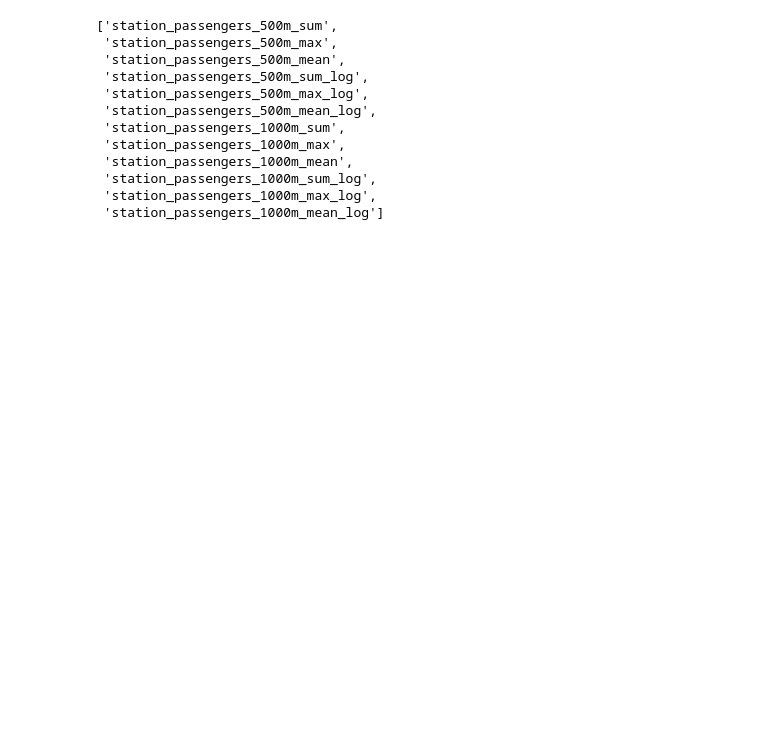
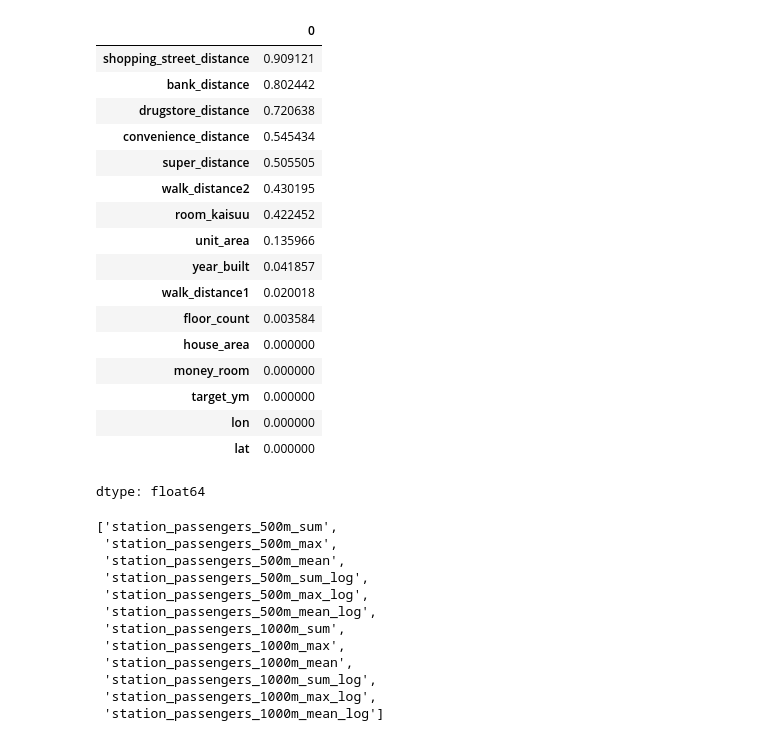
Before and after one commit to dondonrocket/kokudo, a Jupyter notebook: hasegawa.ipynb, the cells around one changed output. Cells and saved outputs as stored; diff of their text form; code cells hidden in the pictures; blank space fills up the shorter version.

```diff
--- a/hasegawa.ipynb
+++ b/hasegawa.ipynb
@@ -27,3 +27,53 @@ test = pd.read_csv(
     encoding_errors="replace",
     low_memory=False
 )
+# %%
+# =========================
+# 欠損値フラグ、値定義
+# =========================
+target = "money_room"
+
+base_missing_cols = [
+    "money_room", "target_ym",
+    "lon", "lat",
+    "year_built", "house_area", "unit_area",
+    "floor_count", "room_kaisuu",
+    "walk_distance1", "walk_distance2",
+    "convenience_distance", "super_distance",
+    "drugstore_distance", "bank_distance",
+    "shopping_street_distance"
+]
+# %%
+# =========================
+# 欠損率の確認
+# =========================
+missing_rate = (
+    train[base_missing_cols]
+    .isna()
+    .mean()
+    .sort_values(ascending=False)
+)
+missing_rate
+
+# =========================
+# 欠損率の確認
+# =========================
+# %% [output]
+|  | 0 |
+| shopping_street_distance | 0.909121 |
+| bank_distance | 0.802442 |
+| drugstore_distance | 0.720638 |
+| convenience_distance | 0.545434 |
+| super_distance | 0.505505 |
+| walk_distance2 | 0.430195 |
+| room_kaisuu | 0.422452 |
+| unit_area | 0.135966 |
+| year_built | 0.041857 |
+| walk_distance1 | 0.020018 |
+| floor_count | 0.003584 |
+| house_area | 0.000000 |
+| money_room | 0.000000 |
+| target_ym | 0.000000 |
+| lon | 0.000000 |
+| lat | 0.000000 |
+dtype: float64
```
Also changed, not shown: parts of 14 cells of this notebook.
